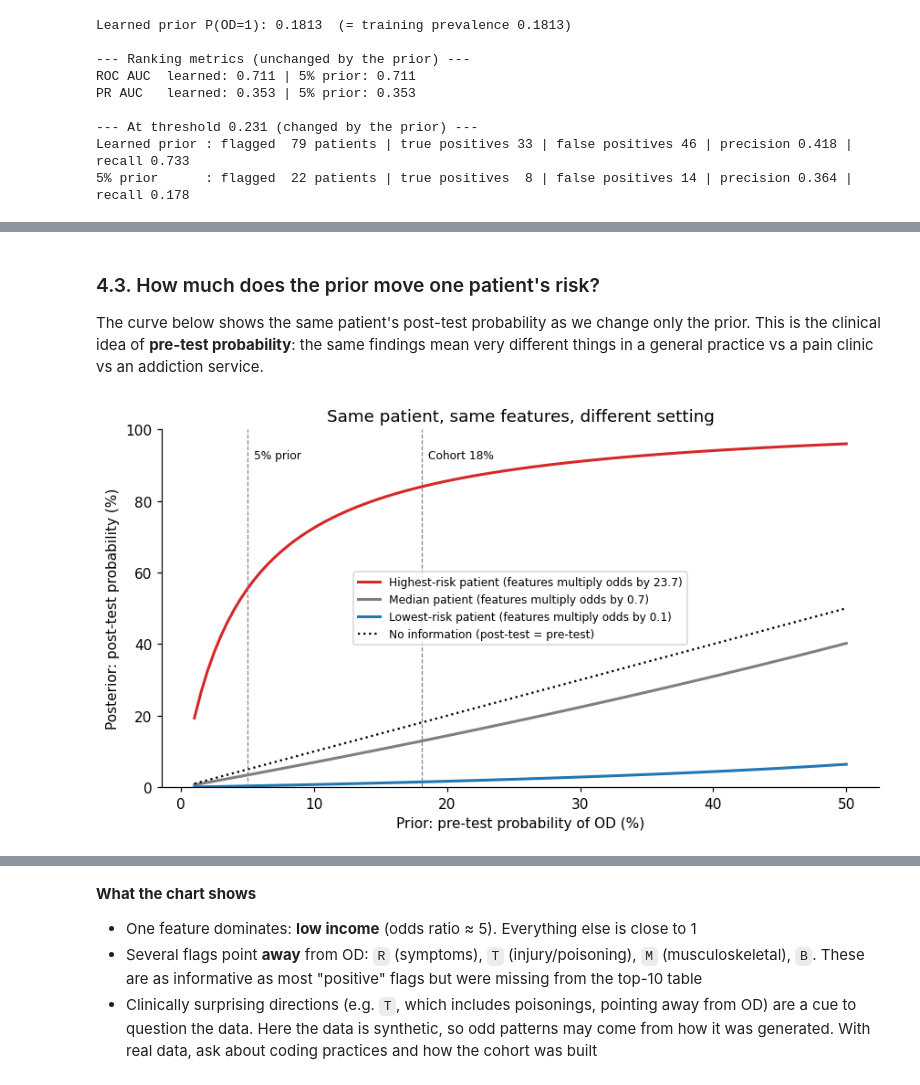
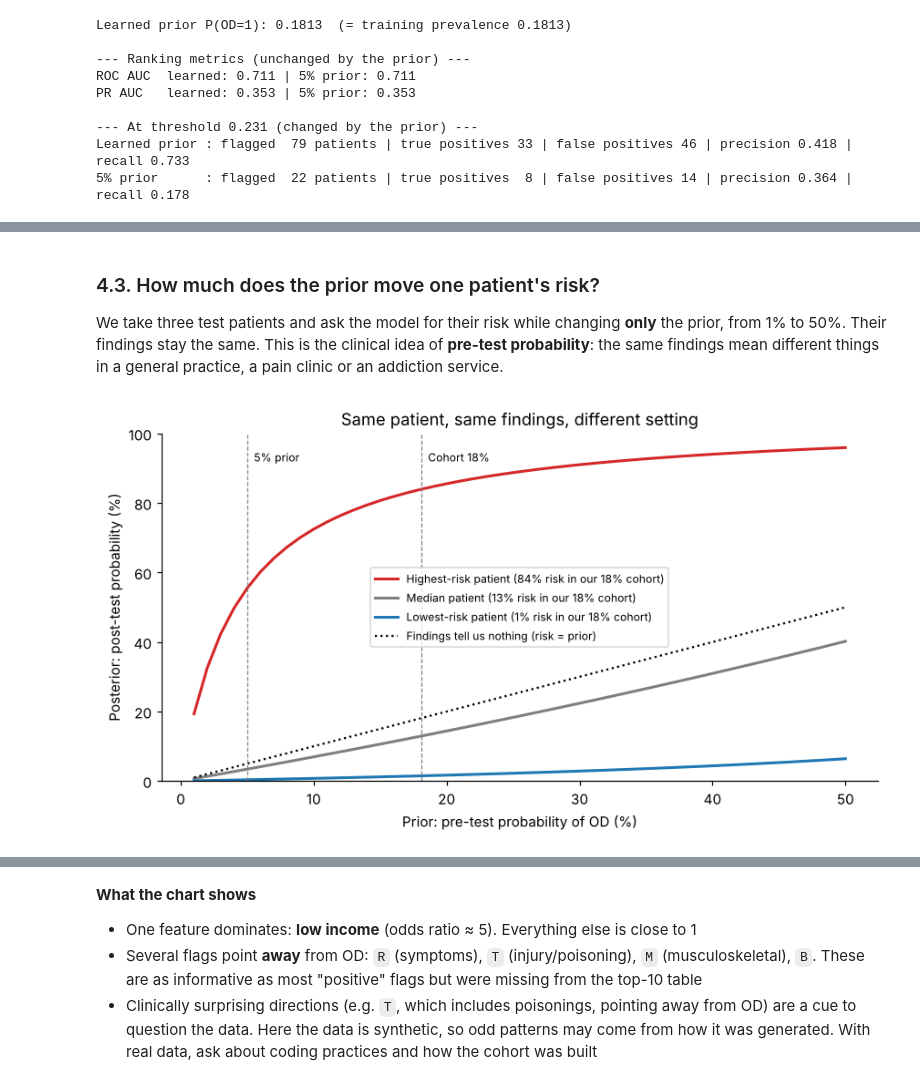
Before and after one commit to IE-ML-for-Healthcare/Bayesian-in-HC, a Jupyter notebook: 04_naive_bayes_opioid_demo_v2.ipynb, the cells around one changed output, grey strips where cells are left out. Drawn from its saved outputs; the diff is of its cells as text; code cells hidden in the pictures.

```diff
--- a/04_naive_bayes_opioid_demo_v2.ipynb
+++ b/04_naive_bayes_opioid_demo_v2.ipynb
@@ -443,23 +460,33 @@ for t in [0.05, 0.10, threshold]:
 # %% [markdown]
 ### 4.3. How much does the prior move one patient's risk?
-The curve below shows the same patient's post-test probability as we change only the prior. This is the clinical idea of **pre-test probability**: the same findings mean very different things in a general practice vs a pain clinic vs an addiction service.
+We take three test patients and ask the model for their risk while changing **only** the prior, from 1% to 50%. Their findings stay the same. This is the clinical idea of **pre-test probability**: the same findings mean different things in a general practice, a pain clinic or an addiction service.
 # %%
-Xt = nb_pipe.named_steps["prep"].transform(X_test)
-llr = (nb_model.predict_joint_log_proba(Xt)[:, 1] - nb_model.predict_joint_log_proba(Xt)[:, 0]
-       - (nb_model.class_log_prior_[1] - nb_model.class_log_prior_[0]))   # evidence from features only
+# Three test patients, picked by their risk under the learned 18% prior
+picks = {"Highest-risk patient": np.argmax(y_proba),
+         "Median patient": np.argsort(y_proba)[len(y_proba) // 2],
+         "Lowest-risk patient": np.argmin(y_proba)}
 
-priors = np.linspace(0.01, 0.5, 100)
-picks = {"Highest-risk patient": np.argmax(llr), "Median patient": np.argsort(llr)[len(llr)//2],
-         "Lowest-risk patient": np.argmin(llr)}
+prep = nb_pipe.named_steps["prep"]
+Xtr_bin, Xte_bin = prep.transform(X_train), prep.transform(X_test)
+
+# Refit the same model with different priors (likelihoods stay identical, only the starting point changes)
+priors = np.linspace(0.01, 0.50, 50)
+risk = {label: [] for label in picks}
+for p in priors:
+    m_p = BernoulliNB(alpha=1.0, fit_prior=False, class_prior=[1 - p, p]).fit(Xtr_bin, y_train)
+    proba_p = m_p.predict_proba(Xte_bin)[:, 1]
+    for label, i in picks.items():
+        risk[label].append(proba_p[i])
+
 fig, ax = plt.subplots(figsize=(8, 4.5))
 for (label, i), c in zip(picks.items(), ["#d62728", "#7f7f7f", "#1f77b4"]):
-    post = inv_odds(odds(priors) * np.exp(llr[i]))
-    ax.plot(priors * 100, post * 100, c=c, lw=2, label=f"{label} (features multiply odds by {np.exp(llr[i]):.1f})")
-ax.plot(priors * 100, priors * 100, "k:", label="No information (post-test = pre-test)")
+    ax.plot(priors * 100, np.array(risk[label]) * 100, c=c, lw=2,
+            label=f"{label} ({y_proba[i]:.0%} risk in our 18% cohort)")
+ax.plot(priors * 100, priors * 100, "k:", label="Findings tell us nothing (risk = prior)")
 for p, txt in [(5, "5% prior"), (18.1, "Cohort 18%")]:
     ax.axvline(p, ls="--", c="grey", lw=.8); ax.text(p + .5, 92, txt, fontsize=8)
 ax.set(xlabel="Prior: pre-test probability of OD (%)", ylabel="Posterior: post-test probability (%)",
-       title="Same patient, same features, different setting", ylim=(0, 100)); ax.legend(fontsize=8)
+       title="Same patient, same findings, different setting", ylim=(0, 100)); ax.legend(fontsize=8)
 plt.tight_layout(); plt.show()
 # %% [output]
-[figure, old version]
+[figure, new version]
```
Also changed, not shown: parts of 22 cells of this notebook.
